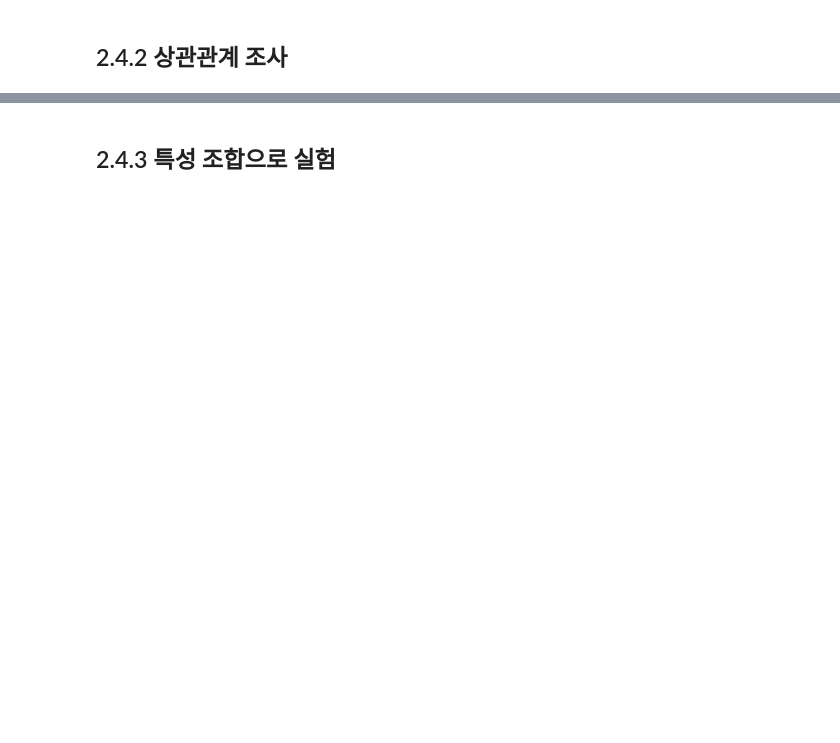
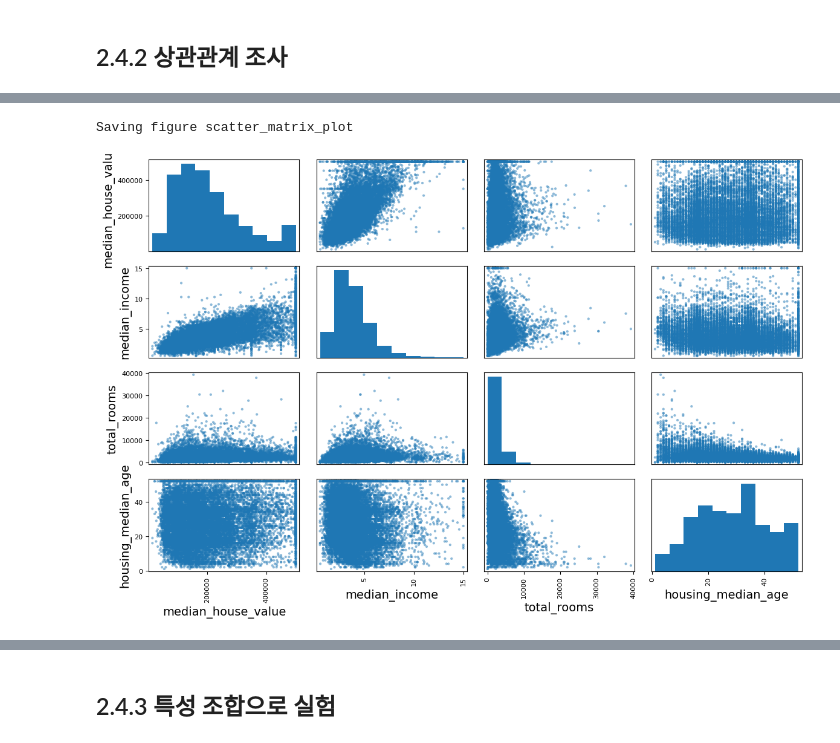
Before and after one commit to aaronkr-classroom/2-end-to-end-ml-pm-kimsearch, a Jupyter notebook: 02_end_to_end_machine_learning_project.ipynb, the cells around one changed output, grey strips where cells are left out. Saved outputs shown, nothing was run; the diff lists cells and outputs as text; code cells hidden in the pictures; blank space fills up the shorter version.

Commit message:
Update end-to-end project notebook and add new plots; delete old homework notebook

```diff
--- a/02_end_to_end_machine_learning_project.ipynb
+++ b/02_end_to_end_machine_learning_project.ipynb
@@ -414,7 +402,14 @@ corr_matrix = housing.corr(numeric_only=True)
 # %%
 # scatter_matrix
+from pandas.plotting import scatter_matrix
 
+attributes = ["median_house_value", "median_income", "total_rooms",
+              "housing_median_age"]
+scatter_matrix(housing[attributes], figsize=(12, 8))
 save_fig("scatter_matrix_plot")  # 추가 코드
-# plt.show()
+plt.show()
+# %% [output]
+Saving figure scatter_matrix_plot
+[figure, added]
 # %%
 # income_vs_house_value_scatterplot
```
Also changed, not shown: parts of 60 cells of this notebook, 5 other files.
